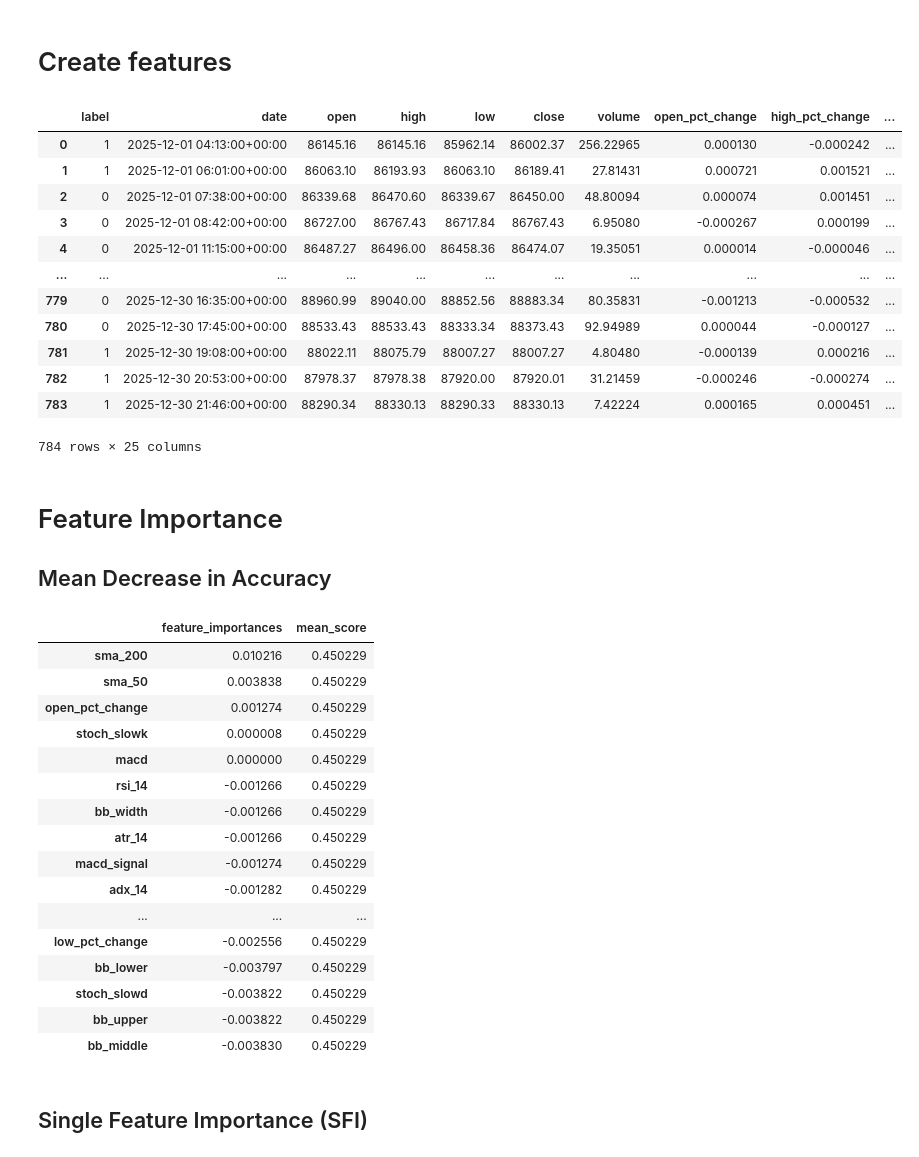
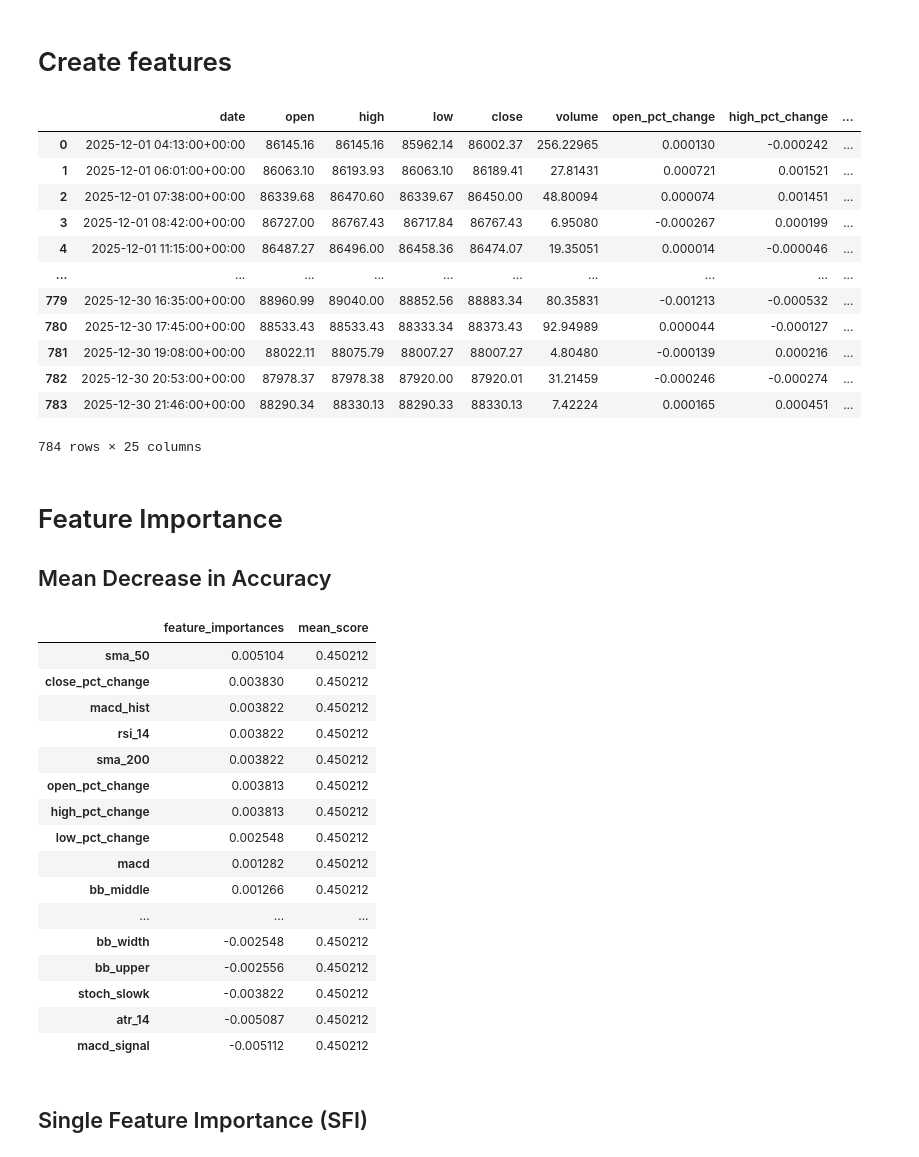
Before and after one commit to Sunama/provenquant, a Jupyter notebook: examples/feature_selection.ipynb, the cells around one changed output. Cells and saved outputs as stored; diff of their text form; code cells hidden in the pictures.

Commit message:
bars & merge

```diff
--- a/examples/feature_selection.ipynb
+++ b/examples/feature_selection.ipynb
@@ -35,7 +35,7 @@ dataframe['bb_width'] = (dataframe['bb_upper'] - dataframe['bb_lower']) / datafr
 dataframe['adx_14'] = ta.ADX(dataframe['high'], dataframe['low'], dataframe['close'], timeperiod=14)
 
 dataframe = dataframe.dropna()
-dataframe.reset_index(inplace=True)
+dataframe.reset_index(drop=True, inplace=True)
 # %%
 events = get_horizontal_barrier_events(
     dataframe,
@@ -56,25 +56,28 @@ binary_labels = get_binary_labels(
     side='long'
 )
 # %%
-dataframe = merge_dataframe_into_labels(
-    dataframe,
-    binary_labels,
-    datetime_col='date'
+dataframe = match_merge_series(
+    from_series=binary_labels,
+    to_df=dataframe,
+    to_datetime_col='date',
+    series_name='label'
 )
+dataframe.dropna(subset=['label'], inplace=True)
+dataframe.reset_index(drop=True, inplace=True)
 dataframe
 # %% [output]
-|  | label | date | open | high | low | close | volume | open_pct_change | high_pct_change | ... |
-| 0 | 1 | 2025-12-01 04:13:00+00:00 | 86145.16 | 86145.16 | 85962.14 | 86002.37 | 256.22965 | 0.000130 | -0.000242 | ... |
-| 1 | 1 | 2025-12-01 06:01:00+00:00 | 86063.10 | 86193.93 | 86063.10 | 86189.41 | 27.81431 | 0.000721 | 0.001521 | ... |
-| 2 | 0 | 2025-12-01 07:38:00+00:00 | 86339.68 | 86470.60 | 86339.67 | 86450.00 | 48.80094 | 0.000074 | 0.001451 | ... |
-| 3 | 0 | 2025-12-01 08:42:00+00:00 | 86727.00 | 86767.43 | 86717.84 | 86767.43 | 6.95080 | -0.000267 | 0.000199 | ... |
-| 4 | 0 | 2025-12-01 11:15:00+00:00 | 86487.27 | 86496.00 | 86458.36 | 86474.07 | 19.35051 | 0.000014 | -0.000046 | ... |
-| ... | ... | ... | ... | ... | ... | ... | ... | ... | ... | ... |
-| 779 | 0 | 2025-12-30 16:35:00+00:00 | 88960.99 | 89040.00 | 88852.56 | 88883.34 | 80.35831 | -0.001213 | -0.000532 | ... |
-| 780 | 0 | 2025-12-30 17:45:00+00:00 | 88533.43 | 88533.43 | 88333.34 | 88373.43 | 92.94989 | 0.000044 | -0.000127 | ... |
-| 781 | 1 | 2025-12-30 19:08:00+00:00 | 88022.11 | 88075.79 | 88007.27 | 88007.27 | 4.80480 | -0.000139 | 0.000216 | ... |
-| 782 | 1 | 2025-12-30 20:53:00+00:00 | 87978.37 | 87978.38 | 87920.00 | 87920.01 | 31.21459 | -0.000246 | -0.000274 | ... |
-| 783 | 1 | 2025-12-30 21:46:00+00:00 | 88290.34 | 88330.13 | 88290.33 | 88330.13 | 7.42224 | 0.000165 | 0.000451 | ... |
+|  | date | open | high | low | close | volume | open_pct_change | high_pct_change | ... |
+| 0 | 2025-12-01 04:13:00+00:00 | 86145.16 | 86145.16 | 85962.14 | 86002.37 | 256.22965 | 0.000130 | -0.000242 | ... |
+| 1 | 2025-12-01 06:01:00+00:00 | 86063.10 | 86193.93 | 86063.10 | 86189.41 | 27.81431 | 0.000721 | 0.001521 | ... |
+| 2 | 2025-12-01 07:38:00+00:00 | 86339.68 | 86470.60 | 86339.67 | 86450.00 | 48.80094 | 0.000074 | 0.001451 | ... |
+| 3 | 2025-12-01 08:42:00+00:00 | 86727.00 | 86767.43 | 86717.84 | 86767.43 | 6.95080 | -0.000267 | 0.000199 | ... |
+| 4 | 2025-12-01 11:15:00+00:00 | 86487.27 | 86496.00 | 86458.36 | 86474.07 | 19.35051 | 0.000014 | -0.000046 | ... |
+| ... | ... | ... | ... | ... | ... | ... | ... | ... | ... |
+| 779 | 2025-12-30 16:35:00+00:00 | 88960.99 | 89040.00 | 88852.56 | 88883.34 | 80.35831 | -0.001213 | -0.000532 | ... |
+| 780 | 2025-12-30 17:45:00+00:00 | 88533.43 | 88533.43 | 88333.34 | 88373.43 | 92.94989 | 0.000044 | -0.000127 | ... |
+| 781 | 2025-12-30 19:08:00+00:00 | 88022.11 | 88075.79 | 88007.27 | 88007.27 | 4.80480 | -0.000139 | 0.000216 | ... |
+| 782 | 2025-12-30 20:53:00+00:00 | 87978.37 | 87978.38 | 87920.00 | 87920.01 | 31.21459 | -0.000246 | -0.000274 | ... |
+| 783 | 2025-12-30 21:46:00+00:00 | 88290.34 | 88330.13 | 88290.33 | 88330.13 | 7.42224 | 0.000165 | 0.000451 | ... |
 784 rows × 25 columns
 # %%
 features = [
@@ -118,30 +121,30 @@ mda_feature_importances = feature_importance_mda(
     feature_cols=features,
     target_col='label',
     n_splits=5,
-    purge_size=240,
-    embargo_size=240,
+    purge=240,
+    embargo=240,
     scoring='accuracy',
 )
 mda_feature_importances = mda_feature_importances.sort_values(by='feature_importances', ascending=False)
 mda_feature_importances
 # %% [output]
 |  | feature_importances | mean_score |
-| sma_200 | 0.010216 | 0.450229 |
-| sma_50 | 0.003838 | 0.450229 |
-| open_pct_change | 0.001274 | 0.450229 |
-| stoch_slowk | 0.000008 | 0.450229 |
-| macd | 0.000000 | 0.450229 |
-| rsi_14 | -0.001266 | 0.450229 |
-| bb_width | -0.001266 | 0.450229 |
-| atr_14 | -0.001266 | 0.450229 |
-| macd_signal | -0.001274 | 0.450229 |
-| adx_14 | -0.001282 | 0.450229 |
+| sma_50 | 0.005104 | 0.450212 |
+| close_pct_change | 0.003830 | 0.450212 |
+| macd_hist | 0.003822 | 0.450212 |
+| rsi_14 | 0.003822 | 0.450212 |
+| sma_200 | 0.003822 | 0.450212 |
+| open_pct_change | 0.003813 | 0.450212 |
+| high_pct_change | 0.003813 | 0.450212 |
+| low_pct_change | 0.002548 | 0.450212 |
+| macd | 0.001282 | 0.450212 |
+| bb_middle | 0.001266 | 0.450212 |
 | ... | ... | ... |
-| low_pct_change | -0.002556 | 0.450229 |
-| bb_lower | -0.003797 | 0.450229 |
-| stoch_slowd | -0.003822 | 0.450229 |
-| bb_upper | -0.003822 | 0.450229 |
-| bb_middle | -0.003830 | 0.450229 |
+| bb_width | -0.002548 | 0.450212 |
+| bb_upper | -0.002556 | 0.450212 |
+| stoch_slowk | -0.003822 | 0.450212 |
+| atr_14 | -0.005087 | 0.450212 |
+| macd_signal | -0.005112 | 0.450212 |
 # %% [markdown]
 ## Single Feature Importance (SFI)
 # %%
```
Also changed, not shown: parts of 5 cells of this notebook, 15 other files.
